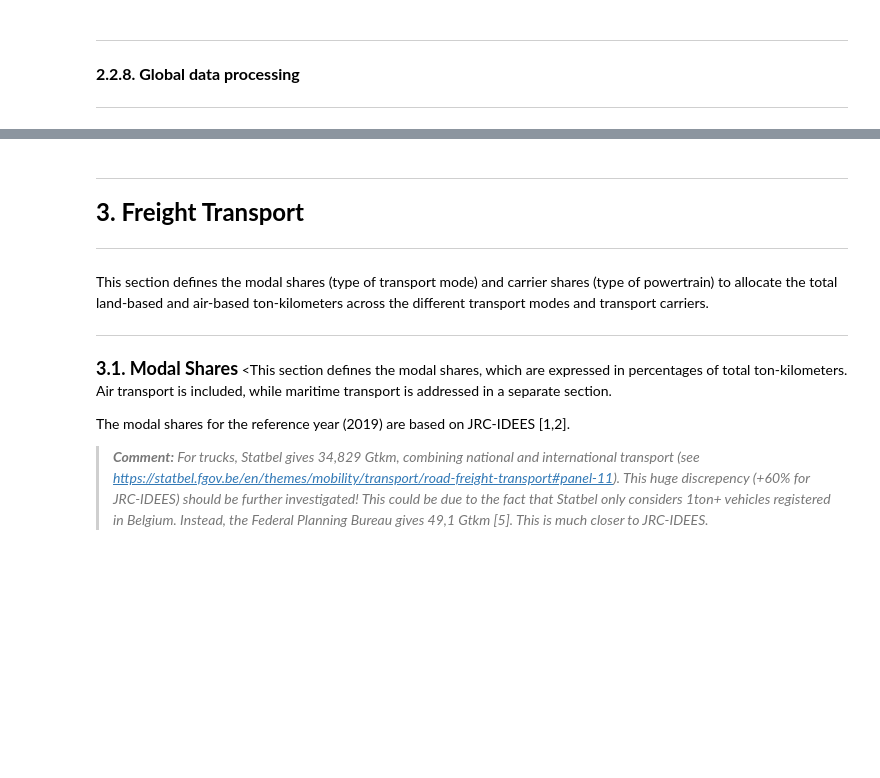
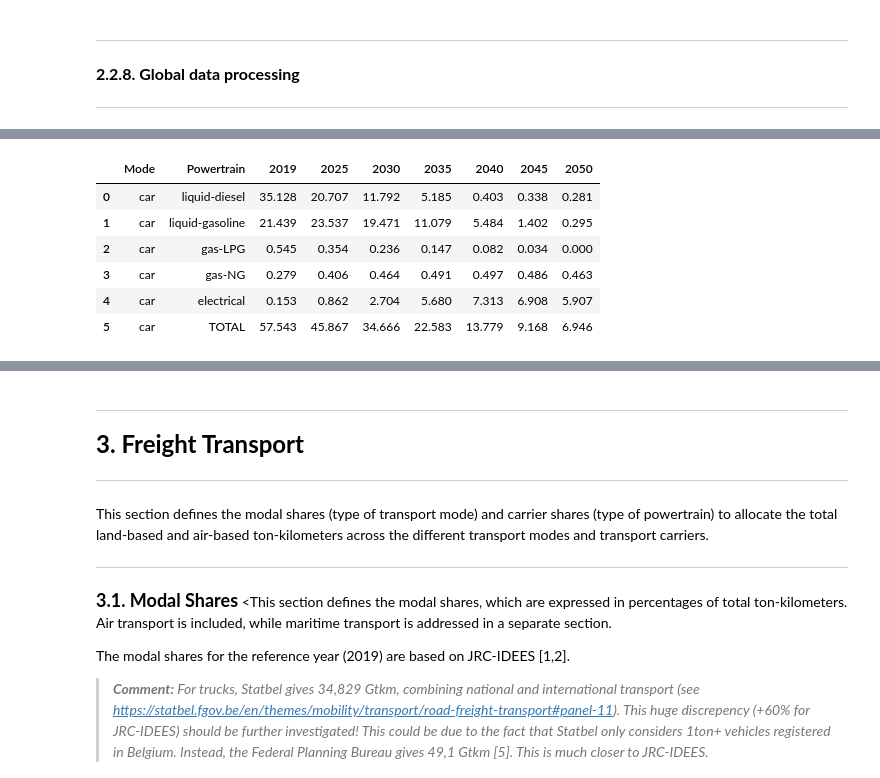
Before and after one commit to laterrea/negaWatt-BE, a Jupyter notebook: demand_model_transports_nW-BE_update.ipynb, the cells around one changed output, grey strips where cells are left out. Drawn from its saved outputs; the diff is of its cells as text; code cells hidden in the pictures; blank space fills up the shorter version.

```diff
--- a/demand_model_transports_nW-BE_update.ipynb
+++ b/demand_model_transports_nW-BE_update.ipynb
@@ -966,0 +1168,52 @@ if post_process:
+# %%
+# ===== Passenger Car =====
+# -> Settings
+share_elec_plug_in = 0.50
+redu_fuel_car = 0.75
+occu_trgt_car = 2.0
+# -> Projections of efficiency and occupancy
+cons_fuel_car = pd.DataFrame({
+    'liquid-diesel':   linear_growth(2019, 5.523/100*kgoe_to_kWh, 2050, 5.523/100*kgoe_to_kWh*redu_fuel_car, years),  # [kWh/km] -> sta = JRC-IDEES, end = nW-BE
+    'liquid-gasoline': linear_growth(2019, 5.798/100*kgoe_to_kWh, 2050, 5.798/100*kgoe_to_kWh*redu_fuel_car, years),  # [kWh/km] -> sta = JRC-IDEES, end = nW-BE
+    'gas-LPG':         linear_growth(2019, 7.477/100*kgoe_to_kWh, 2050, 7.477/100*kgoe_to_kWh*redu_fuel_car, years),  # [kWh/km] -> sta = JRC-IDEES, end = nW-BE
+    'gas-NG':          linear_growth(2019, 9.107/100*kgoe_to_kWh, 2050, 9.107/100*kgoe_to_kWh*redu_fuel_car, years),  # [kWh/km] -> sta = JRC-IDEES, end = nW-BE
+    'hybrid-plug-in':  linear_growth(2019, 3.735/100*kgoe_to_kWh, 2050, 3.735/100*kgoe_to_kWh*redu_fuel_car, years),  # [kWh/km] -> sta = JRC-IDEES, end = nW-BE
+    'electrical':      linear_growth(2019, 1.818/100*kgoe_to_kWh, 2050, 1.818/100*kgoe_to_kWh*redu_fuel_car, years),  # [kWh/km] -> sta = JRC-IDEES, end = nW-BE
+}, index=years).T
+occupancy_car = pd.DataFrame({
+    'liquid-diesel':   linear_growth(2019, 1.242, 2050, occu_trgt_car, years),  # [p] -> sta = JRC-IDEES, end = nW-BE
+    'liquid-gasoline': linear_growth(2019, 1.188, 2050, occu_trgt_car, years),  # [p] -> sta = JRC-IDEES, end = nW-BE
+    'gas-LPG':         linear_growth(2019, 1.184, 2050, occu_trgt_car, years),  # [p] -> sta = JRC-IDEES, end = nW-BE
+    'gas-NG':          linear_growth(2019, 1.184, 2050, occu_trgt_car, years),  # [p] -> sta = JRC-IDEES, end = nW-BE
+    'hybrid-plug-in':  linear_growth(2019, 1.194, 2050, occu_trgt_car, years),  # [p] -> sta = JRC-IDEES, end = nW-BE
+    'electrical':      linear_growth(2019, 1.099, 2050, occu_trgt_car, years),  # [p] -> sta = JRC-IDEES, end = nW-BE
+}, index=years).T
+# -> Conversion to TWh
+df_car_TWh = df_PM_carrier[df_PM_carrier['Mode'] == 'car'].copy()
+df_car_TWh[years] *= df_GPKM.loc['car', years].values/100 # Gpkm
+df_car_TWh = df_car_TWh.set_index('Powertrain') # Gpkm
+df_car_TWh[years] *= cons_fuel_car[years]/occupancy_car[years] # TWh
+# -> Disaggregate hybrid plug-in
+df_car_TWh.loc['electrical',      years] += df_car_TWh.loc['hybrid-plug-in', years] *    share_elec_plug_in
+df_car_TWh.loc['liquid-gasoline', years] += df_car_TWh.loc['hybrid-plug-in', years] * (1-share_elec_plug_in)
+df_car_TWh = df_car_TWh.drop('hybrid-plug-in')
+# -> Make total for sanity check
+new_index = len(df_car_TWh)
+df_car_TWh.loc[new_index, years] = df_car_TWh[years].sum()
+# -> Clean and process
+if 'Powertrain' not in df_car_TWh.columns: df_car_TWh = df_car_TWh.reset_index()
+df_car_TWh = df_car_TWh.rename(columns={'index': 'Powertrain'})
+last_row_index = df_car_TWh.index[-1]
+df_car_TWh.loc[last_row_index, 'Powertrain'] = 'TOTAL'
+df_car_TWh.loc[last_row_index, 'Mode'] = 'car'
+df_car_TWh = df_car_TWh[['Mode','Powertrain'] + years]
+df_car_TWh = df_car_TWh.round(3)
+df_car_TWh
+# %% [output]
+|  | Mode | Powertrain | 2019 | 2025 | 2030 | 2035 | 2040 | 2045 | 2050 |
+| 0 | car | liquid-diesel | 35.128 | 20.707 | 11.792 | 5.185 | 0.403 | 0.338 | 0.281 |
+| 1 | car | liquid-gasoline | 21.439 | 23.537 | 19.471 | 11.079 | 5.484 | 1.402 | 0.295 |
+| 2 | car | gas-LPG | 0.545 | 0.354 | 0.236 | 0.147 | 0.082 | 0.034 | 0.000 |
+| 3 | car | gas-NG | 0.279 | 0.406 | 0.464 | 0.491 | 0.497 | 0.486 | 0.463 |
+| 4 | car | electrical | 0.153 | 0.862 | 2.704 | 5.680 | 7.313 | 6.908 | 5.907 |
+| 5 | car | TOTAL | 57.543 | 45.867 | 34.666 | 22.583 | 13.779 | 9.168 | 6.946 |
```
Also changed, not shown: parts of 41 cells of this notebook, 2 other files.
